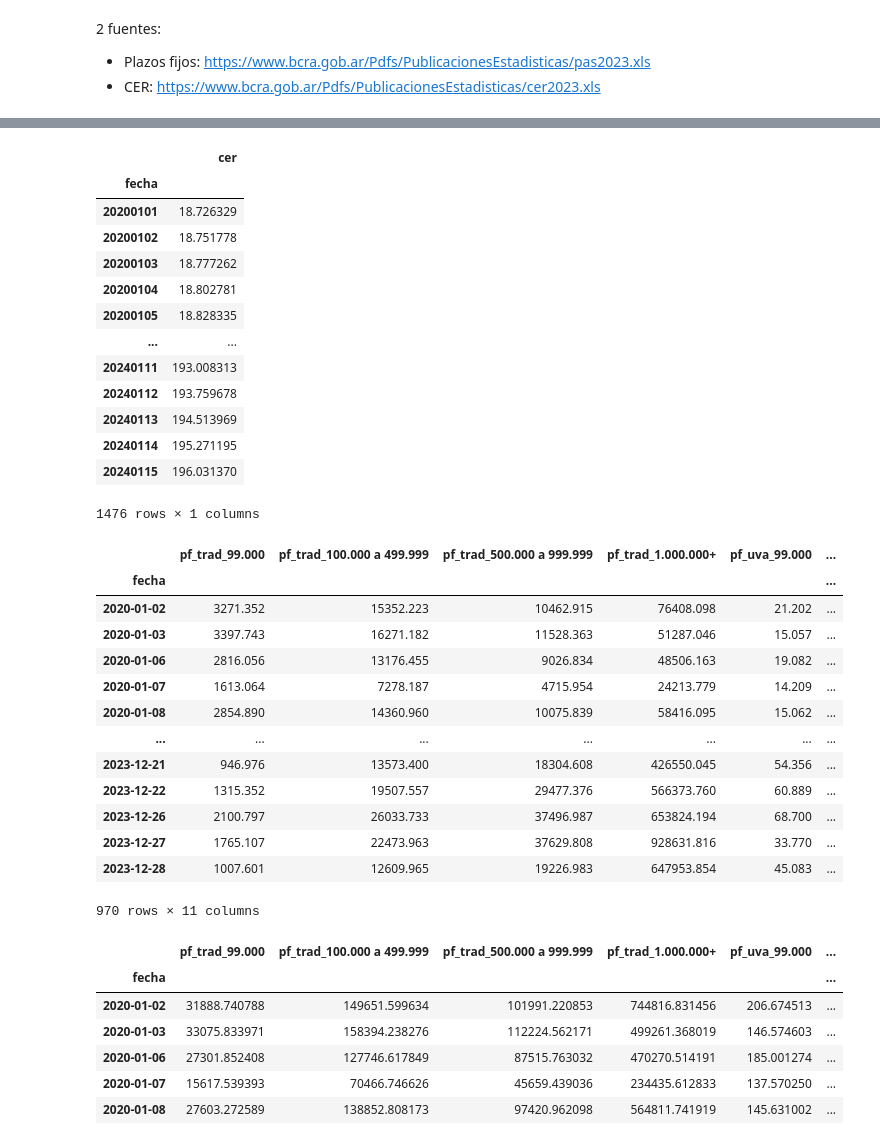
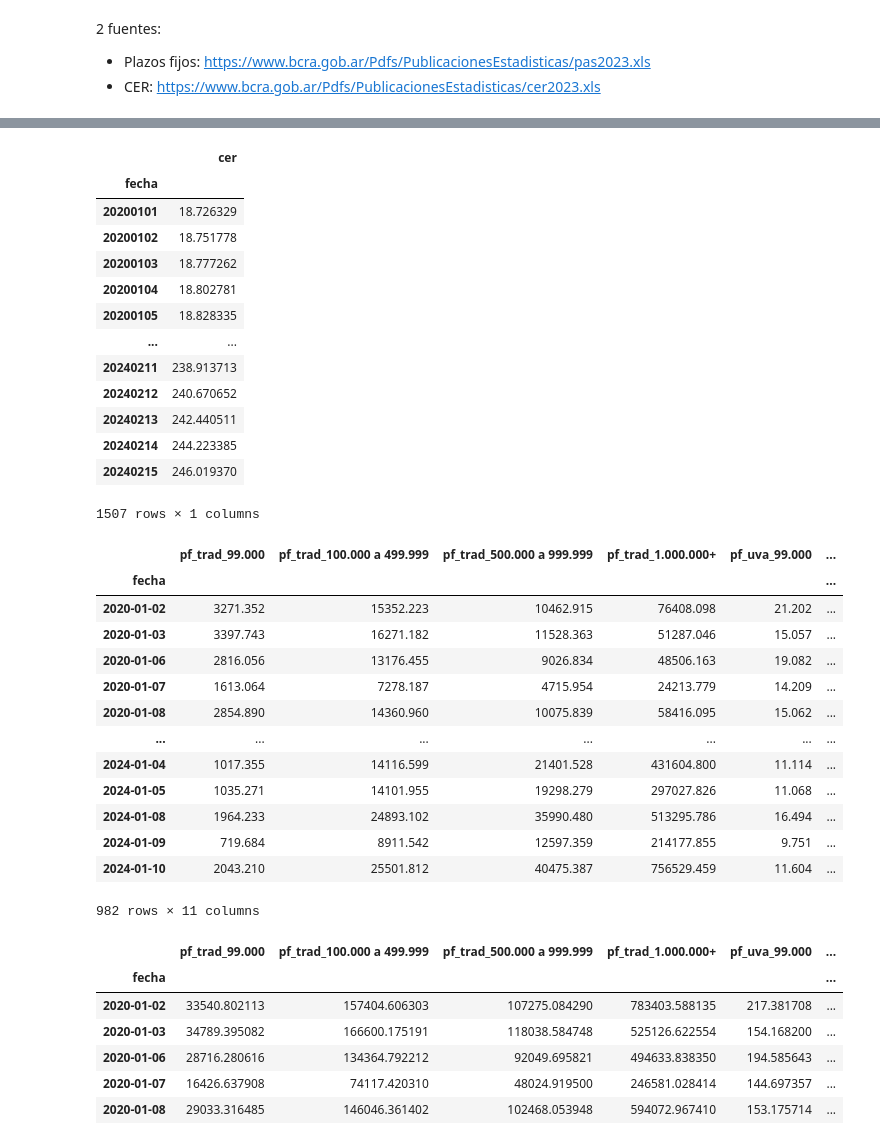
Before and after one commit to MartinBasualdo0/Variables-macro-relevantes-Mart-n-Basualdo, a Jupyter notebook: Plazos Fijos/plazos_fijos.ipynb, the cells around one changed output, grey strips where cells are left out. Saved outputs shown, nothing was run; the diff lists cells and outputs as text; code cells hidden in the pictures.

```diff
--- a/Plazos Fijos/plazos_fijos.ipynb
+++ b/Plazos Fijos/plazos_fijos.ipynb
@@ -6,15 +6,18 @@ import plotly.graph_objects as go
 - Plazos fijos: https://www.bcra.gob.ar/Pdfs/PublicacionesEstadisticas/pas2023.xls
 - CER: https://www.bcra.gob.ar/Pdfs/PublicacionesEstadisticas/cer2023.xls
 # %%
-def read_pf_trad_bcos(anio:int = 2023):
-    df = pd.read_excel(f"https://www.bcra.gob.ar/Pdfs/PublicacionesEstadisticas/pas{anio}.xls", sheet_name="Estra_dia_bancos", header=25,index_col="fecha")
+def read_pf_trad_bcos(anio:int = 2024):
+    df = pd.read_excel(f"https://www.bcra.gob.ar/Pdfs/PublicacionesEstadisticas/pas{anio}.xls", sheet_name="Estra_dia_bancos", header=25)
+    df = df.dropna(subset="fecha")
+    df["fecha"] = df["fecha"].astype(int)
+    df = df.set_index("fecha")
     df = df[["pasdes18","pasdes20","pasdes22","pasdes24"]] / 1_000 #Está en miles, lo paso a millones de pesos
     df = df.rename({"pasdes18":"pf_trad_99.000", "pasdes20":"pf_trad_100.000 a 499.999",
                                     "pasdes22":"pf_trad_500.000 a 999.999", "pasdes24":"pf_trad_1.000.000+"},axis=1)
     return df
 
 pf_trad_df = []
-for anio in [2020,2021,2022,2023]:
+for anio in [2020,2021,2022,2023,2024]:
     temp = read_pf_trad_bcos(anio=anio)
     pf_trad_df.append(temp)
 pf_trad_df = pd.concat(pf_trad_df)
@@ -37,5 +40,5 @@ pf_trad_df
 # %%
-def read_pf_uva(anio:int = 2023):
+def read_pf_uva(anio:int = 2024):
     df = pd.read_excel(f"https://www.bcra.gob.ar/Pdfs/PublicacionesEstadisticas/pas{anio}.xls", sheet_name="UVA_UVI", header=25, index_col="fecha")
     df = df[["pasvar01","pasvar04","pasvar07","pasvar10"]] / 1_000 #Está en miles, lo paso a millones de pesos
     df = df.rename({"pasvar01":"pf_uva_99.000", "pasvar04":"pf_uva_100.000 a 499.999",
@@ -43,7 +46,7 @@ def read_pf_uva(anio:int = 2023):
     return df
 
 pf_uva_df = []
-for anio in [2020,2021,2022,2023]:
+for anio in [2020,2021,2022,2023,2024]:
     temp = read_pf_uva(anio=anio)
     pf_uva_df.append(temp)
 pf_uva_df = pd.concat(pf_uva_df)
@@ -66,32 +69,32 @@ pf_uva_df
 # %%
-def read_cer(anio:int = 2023):
+def read_cer(anio:int = 2024):
     df = pd.read_excel(f"https://www.bcra.gob.ar/Pdfs/PublicacionesEstadisticas/cer{anio}.xls", header=25, index_col="fecha")
     df = df[["coef001"]]
     df = df.rename({"coef001":"cer"},axis=1)
     return df
 
 cer_df = []
-for anio in [2020,2021,2022,2023]:
+for anio in [2020,2021,2022,2023,2024]:
     temp = read_cer(anio=anio)
     cer_df.append(temp)
 cer_df = pd.concat(cer_df)
 cer_df = cer_df.drop_duplicates()
 cer_df
 # %% [output]
 |  | cer |
 | fecha |  |
 | 20200101 | 18.726329 |
 | 20200102 | 18.751778 |
 | 20200103 | 18.777262 |
 | 20200104 | 18.802781 |
 | 20200105 | 18.828335 |
 | ... | ... |
-| 20240111 | 193.008313 |
-| 20240112 | 193.759678 |
-| 20240113 | 194.513969 |
-| 20240114 | 195.271195 |
-| 20240115 | 196.031370 |
+| 20240211 | 238.913713 |
+| 20240212 | 240.670652 |
+| 20240213 | 242.440511 |
+| 20240214 | 244.223385 |
+| 20240215 | 246.019370 |
-1476 rows × 1 columns
+1507 rows × 1 columns
 # %%
 df = pf_trad_df.merge(right=pf_uva_df, left_index=True, right_index=True, how="left")
 df = df.merge(right=cer_df, left_index=True, right_index=True, how="left")
@@ -108,12 +111,12 @@ df
 | 2020-01-07 | 1613.064 | 7278.187 | 4715.954 | 24213.779 | 14.209 | ... |
 | 2020-01-08 | 2854.890 | 14360.960 | 10075.839 | 58416.095 | 15.062 | ... |
 | ... | ... | ... | ... | ... | ... | ... |
-| 2023-12-21 | 946.976 | 13573.400 | 18304.608 | 426550.045 | 54.356 | ... |
-| 2023-12-22 | 1315.352 | 19507.557 | 29477.376 | 566373.760 | 60.889 | ... |
-| 2023-12-26 | 2100.797 | 26033.733 | 37496.987 | 653824.194 | 68.700 | ... |
-| 2023-12-27 | 1765.107 | 22473.963 | 37629.808 | 928631.816 | 33.770 | ... |
-| 2023-12-28 | 1007.601 | 12609.965 | 19226.983 | 647953.854 | 45.083 | ... |
+| 2024-01-04 | 1017.355 | 14116.599 | 21401.528 | 431604.800 | 11.114 | ... |
+| 2024-01-05 | 1035.271 | 14101.955 | 19298.279 | 297027.826 | 11.068 | ... |
+| 2024-01-08 | 1964.233 | 24893.102 | 35990.480 | 513295.786 | 16.494 | ... |
+| 2024-01-09 | 719.684 | 8911.542 | 12597.359 | 214177.855 | 9.751 | ... |
+| 2024-01-10 | 2043.210 | 25501.812 | 40475.387 | 756529.459 | 11.604 | ... |
-970 rows × 11 columns
+982 rows × 11 columns
 # %%
 df_ajustado = df.copy()
 last_cer = df.cer.iloc[-1]
@@ -122,11 +125,11 @@ df_ajustado.head()
 # %% [output]
 |  | pf_trad_99.000 | pf_trad_100.000 a 499.999 | pf_trad_500.000 a 999.999 | pf_trad_1.000.000+ | pf_uva_99.000 | ... |
 | fecha |  |  |  |  |  | ... |
-| 2020-01-02 | 31888.740788 | 149651.599634 | 101991.220853 | 744816.831456 | 206.674513 | ... |
-| 2020-01-03 | 33075.833971 | 158394.238276 | 112224.562171 | 499261.368019 | 146.574603 | ... |
-| 2020-01-06 | 27301.852408 | 127746.617849 | 87515.763032 | 470270.514191 | 185.001274 | ... |
-| 2020-01-07 | 15617.539393 | 70466.746626 | 45659.439036 | 234435.612833 | 137.570250 | ... |
-| 2020-01-08 | 27603.272589 | 138852.808173 | 97420.962098 | 564811.741919 | 145.631002 | ... |
+| 2020-01-02 | 33540.802113 | 157404.606303 | 107275.084290 | 783403.588135 | 217.381708 | ... |
+| 2020-01-03 | 34789.395082 | 166600.175191 | 118038.584748 | 525126.622554 | 154.168200 | ... |
+| 2020-01-06 | 28716.280616 | 134364.792212 | 92049.695821 | 494633.838350 | 194.585643 | ... |
+| 2020-01-07 | 16426.637908 | 74117.420310 | 48024.919500 | 246581.028414 | 144.697357 | ... |
+| 2020-01-08 | 29033.316485 | 146046.361402 | 102468.053948 | 594072.967410 | 153.175714 | ... |
 # %%
 df_ajustado_mensual = df_ajustado.copy()
 df_ajustado_mensual = df_ajustado_mensual.resample('M').sum()
```
Also changed, not shown: parts of 3 cells of this notebook.
